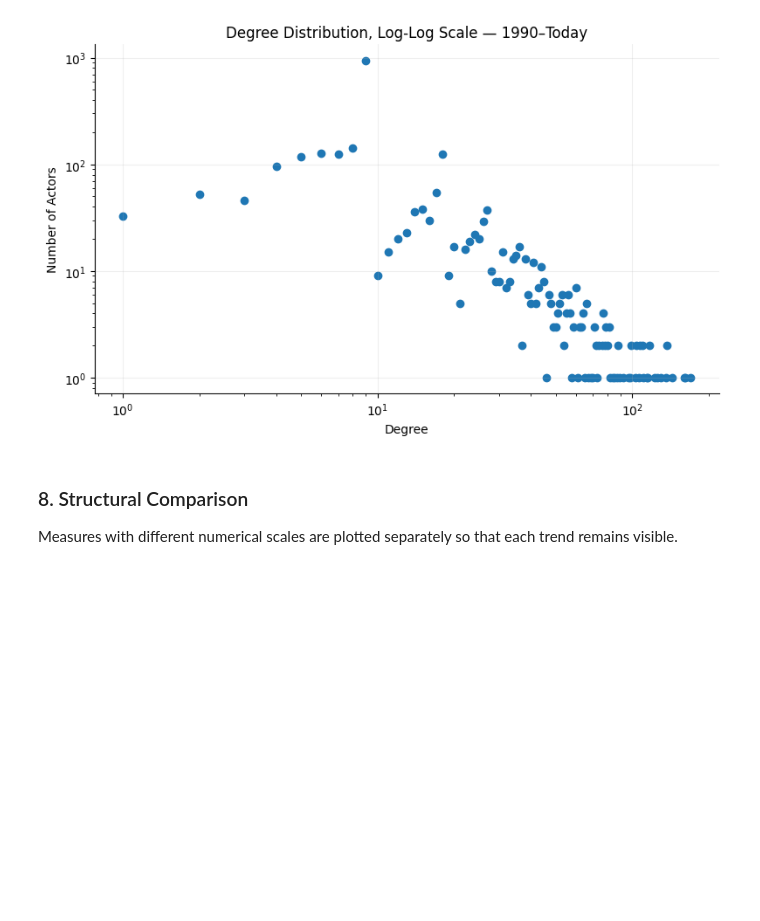
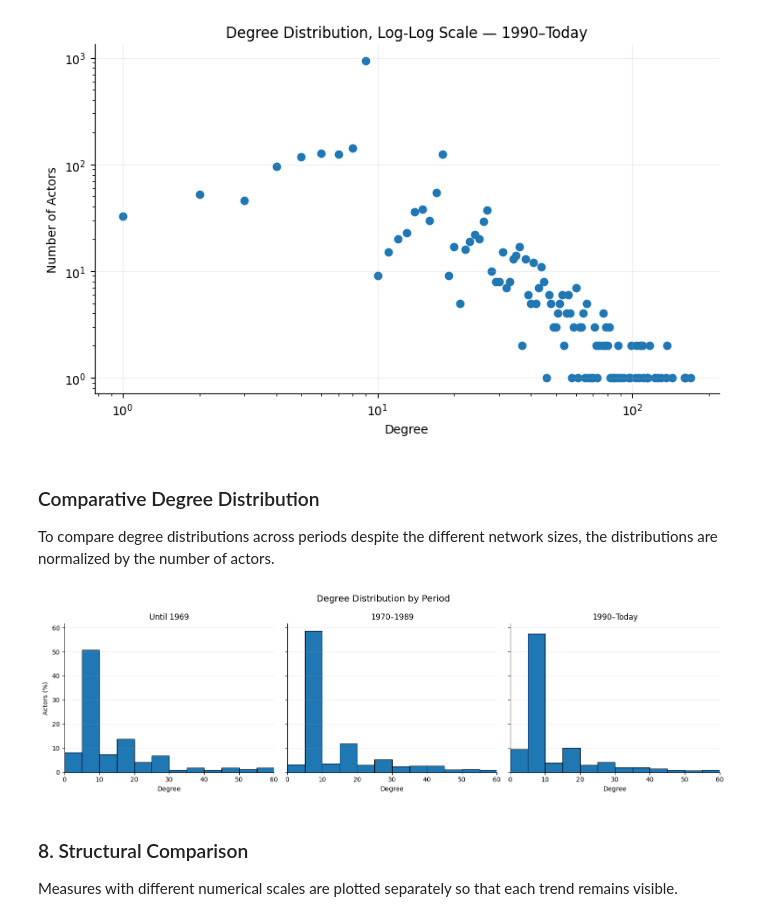
Before and after one commit to yana-g/graph-analysis, a Jupyter notebook: 02_Graph_Analysis.ipynb, the cells around one changed output. Cells and saved outputs as stored; diff of their text form; code cells hidden in the pictures; blank space fills up the shorter version.

```diff
--- a/02_Graph_Analysis.ipynb
+++ b/02_Graph_Analysis.ipynb
@@ -584,6 +584,76 @@ for period_name, degree_series in degree_distributions.items():
 [figure]
 [figure]
 [figure]
+# %% [markdown]
+### Comparative Degree Distribution
+
+To compare degree distributions across periods despite the different
+network sizes, the distributions are normalized by the number of actors.
+# %%
+degree_distributions = {
+    period_name: np.array(
+        [
+            degree
+            for _, degree in graph.degree()
+        ]
+    )
+    for period_name, graph
+    in period_graphs.items()
+}
+
+bins = np.arange(0, 65, 5)
+
+fig, axes = plt.subplots(
+    1,
+    3,
+    figsize=(15, 4.5),
+    sharex=True,
+    sharey=True
+)
+
+for ax, (period_name, values) in zip(
+    axes,
+    degree_distributions.items()
+):
+    weights = (
+        np.ones(len(values))
+        * 100
+        / len(values)
+    )
+
+    ax.hist(
+        values,
+        bins=bins,
+        weights=weights,
+        edgecolor="black",
+        linewidth=0.8
+    )
+
+    ax.set_title(period_name)
+    ax.set_xlabel("Degree")
+    ax.set_xlim(0, 60)
+
+    ax.spines["top"].set_visible(False)
+    ax.spines["right"].set_visible(False)
+
+    ax.grid(
+    axis="y",
+    alpha=0.25
+)
+
+ax.set_axisbelow(True)
+
+axes[0].set_ylabel("Actors (%)")
+
+fig.suptitle(
+    "Degree Distribution by Period",
+    fontsize=14
+)
+
+plt.tight_layout()
+plt.show()
+# %% [output]
+[figure, added]
 # %% [markdown]
 ### 8. Structural Comparison
 
```
